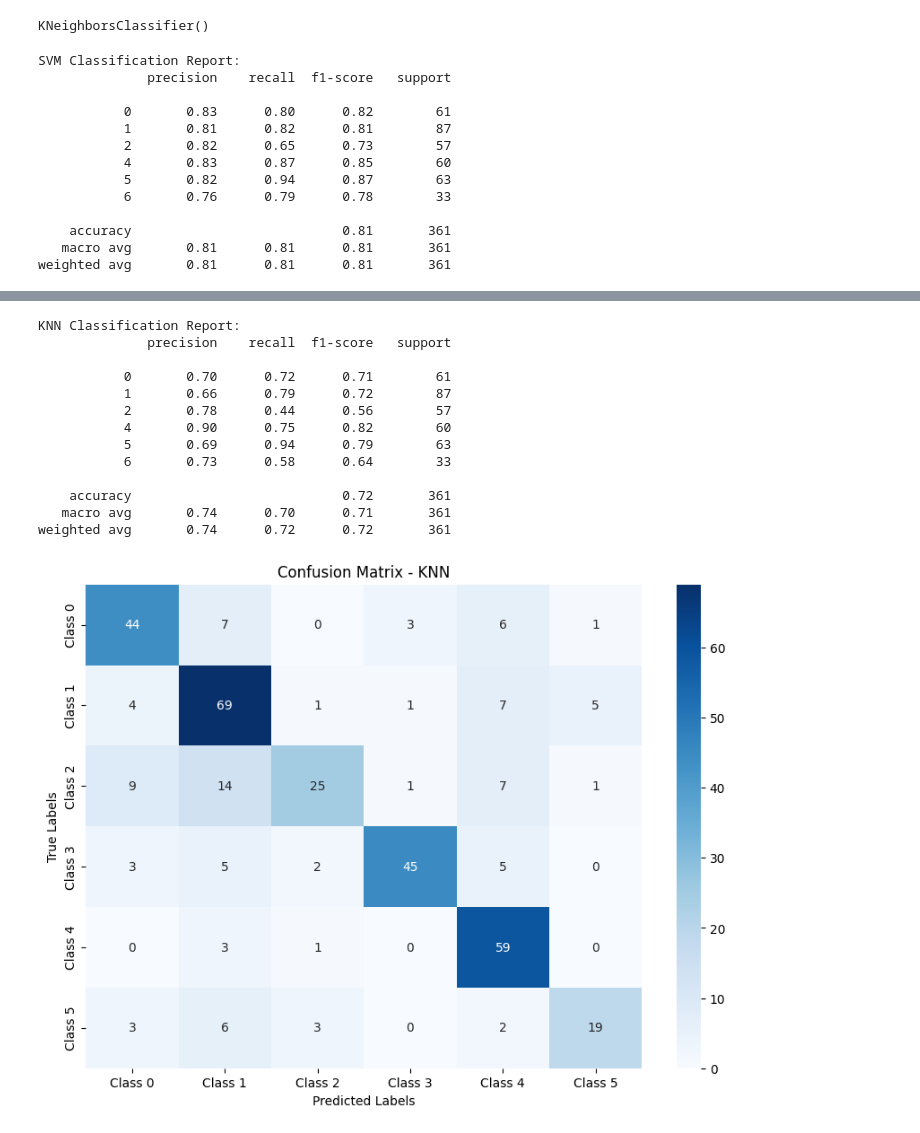
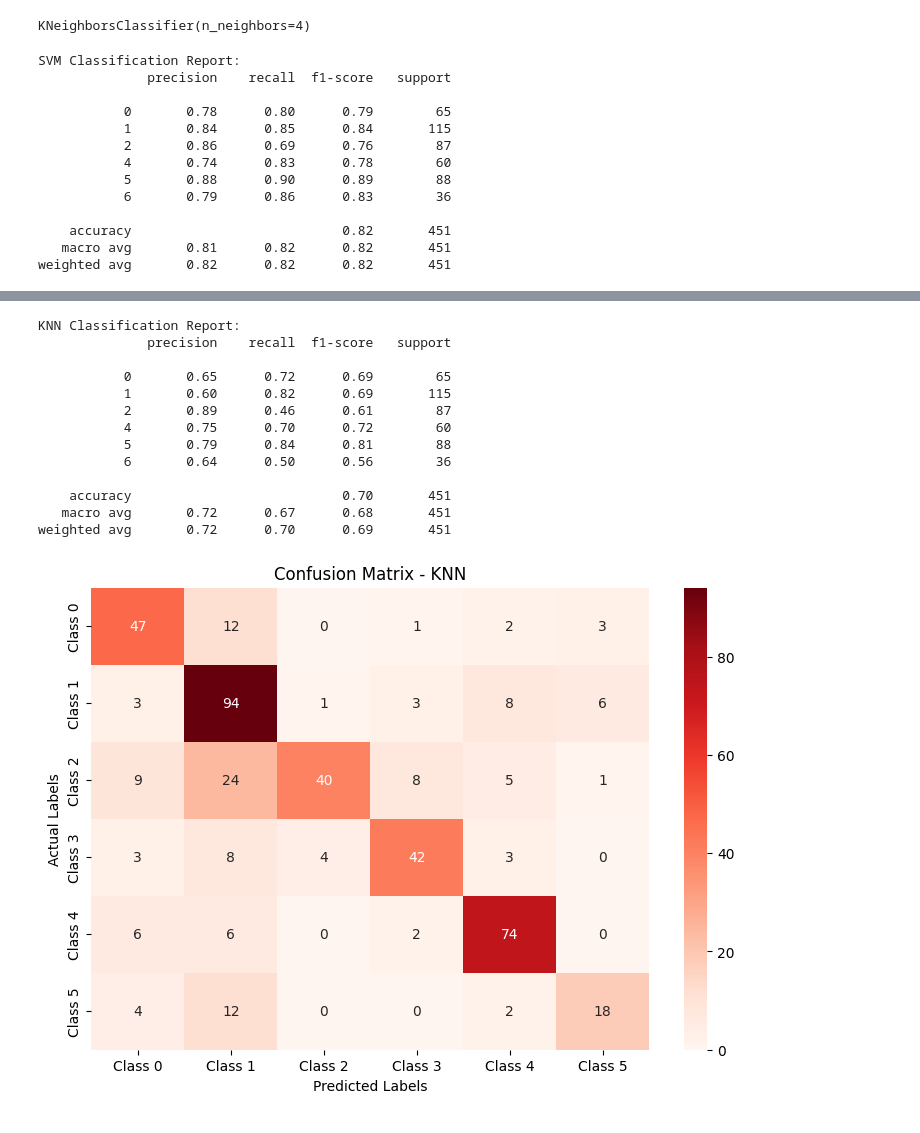
Before and after one commit to anish-dhage/NN-Bone_Fracture-G31, a Jupyter notebook: base_model_KNN_SVM.ipynb, the cells around one changed output, grey strips where cells are left out. Cells and saved outputs as stored; diff of their text form; code cells hidden in the pictures.

```diff
--- a/base_model_KNN_SVM.ipynb
+++ b/base_model_KNN_SVM.ipynb
@@ -71,13 +71,13 @@ def extract_hog_features(images):
 hog_features = extract_hog_features(images)
 
 # Split the dataset into training and validation"
-X_train, X_val, y_train, y_val = train_test_split(hog_features, labels, test_size=0.2, stratify=labels)
+X_train, X_val, y_train, y_val = train_test_split(hog_features, labels, test_size=0.25)#, stratify=labels)
 
 # Model KNN
-knn_model = KNeighborsClassifier(n_neighbors=5)
+knn_model = KNeighborsClassifier(n_neighbors=4)
 knn_model.fit(X_train, y_train)
 # %% [output]
-KNeighborsClassifier()
+KNeighborsClassifier(n_neighbors=4)
 # %%
 import matplotlib.pyplot as plt
 import seaborn as sns
@@ -87,7 +87,7 @@ from sklearn.neighbors import KNeighborsClassifier
 
 
 # Train SVM Model
-svm_model = SVC(kernel='linear', random_state=42)
+svm_model = SVC(kernel='linear', random_state=69)
 svm_model.fit(X_train, y_train)
 
 # Eval SVM
@@ -102,10 +102,10 @@ svm_conf_matrix = confusion_matrix(y_val, svm_predictions)
 
 # Visualize Confusion Matrix for SVM
 def plot_confusion_matrix(cm, class_names, title="Confusion Matrix"):
-    plt.figure(figsize=(10, 7))
-    sns.heatmap(cm, annot=True, fmt='d', cmap='Blues', xticklabels=class_names, yticklabels=class_names)
+    plt.figure(figsize=(9, 6))
+    sns.heatmap(cm, annot=True, fmt='d', cmap='Reds', xticklabels=class_names, yticklabels=class_names)
     plt.xlabel('Predicted Labels')
-    plt.ylabel('True Labels')
+    plt.ylabel('Actual Labels')
     plt.title(title)
     plt.show()
 
@@ -116,7 +116,7 @@ class_names = ["Class 0", "Class 1", "Class 2", "Class 3", "Class 4", "Class 5"]
 plot_confusion_matrix(svm_conf_matrix, class_names, title="Confusion Matrix - SVM")
 
 # Train KNN Model
-knn_model = KNeighborsClassifier(n_neighbors=3)
+knn_model = KNeighborsClassifier(n_neighbors=4)
 knn_model.fit(X_train, y_train)
 
 # Evaluate KNN
@@ -135,13 +135,13 @@ plot_confusion_matrix(knn_conf_matrix, class_names, title="Confusion Matrix - KN
 SVM Classification Report:
               precision    recall  f1-score   support
 
-           0       0.83      0.80      0.82        61
-           1       0.81      0.82      0.81        87
-           2       0.82      0.65      0.73        57
-           4       0.83      0.87      0.85        60
-           5       0.82      0.94      0.87        63
-           6       0.76      0.79      0.78        33
+           0       0.78      0.80      0.79        65
+           1       0.84      0.85      0.84       115
+           2       0.86      0.69      0.76        87
+           4       0.74      0.83      0.78        60
+           5       0.88      0.90      0.89        88
+           6       0.79      0.86      0.83        36
 
-    accuracy                           0.81       361
-   macro avg       0.81      0.81      0.81       361
-weighted avg       0.81      0.81      0.81       361
+    accuracy                           0.82       451
+   macro avg       0.81      0.82      0.82       451
+weighted avg       0.82      0.82      0.82       451
@@ -149,17 +149,17 @@ weighted avg       0.81      0.81      0.81       361
 KNN Classification Report:
               precision    recall  f1-score   support
 
-           0       0.70      0.72      0.71        61
-           1       0.66      0.79      0.72        87
-           2       0.78      0.44      0.56        57
-           4       0.90      0.75      0.82        60
-           5       0.69      0.94      0.79        63
-           6       0.73      0.58      0.64        33
+           0       0.65      0.72      0.69        65
+           1       0.60      0.82      0.69       115
+           2       0.89      0.46      0.61        87
+           4       0.75      0.70      0.72        60
+           5       0.79      0.84      0.81        88
+           6       0.64      0.50      0.56        36
 
-    accuracy                           0.72       361
-   macro avg       0.74      0.70      0.71       361
-weighted avg       0.74      0.72      0.72       361
+    accuracy                           0.70       451
+   macro avg       0.72      0.67      0.68       451
+weighted avg       0.72      0.70      0.69       451
-[figure, old version]
+[figure, new version]
 # %%
 # Visualize HOG features (optional)
 # Visualize HOG for one image
```
Also changed, not shown: parts of 9 cells of this notebook.
